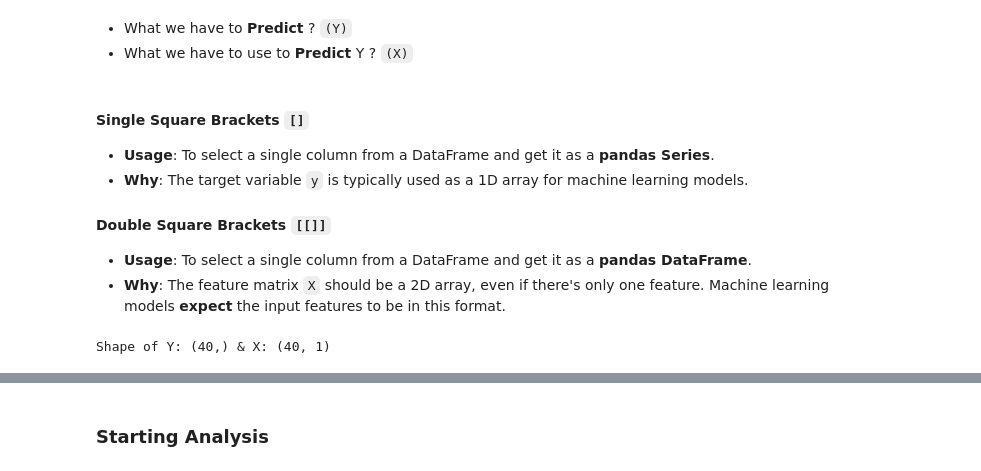
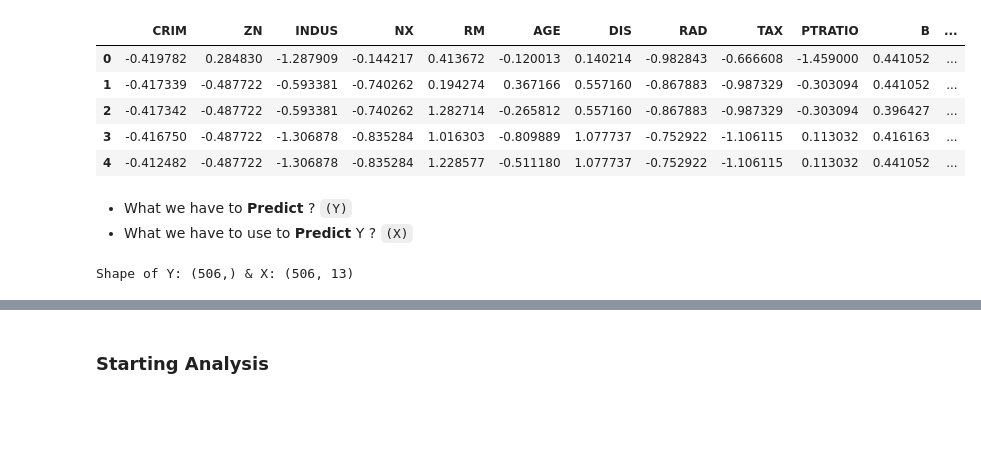
Before and after one commit to pri-cd/Internship-Python-Analytics, a Jupyter notebook: Notebooks/Project-2.ipynb, the cells around one changed output, grey strips where cells are left out. Saved outputs shown, nothing was run; the diff lists cells and outputs as text; code cells hidden in the pictures; blank space fills up the shorter version.

```diff
--- a/Notebooks/Project-2.ipynb
+++ b/Notebooks/Project-2.ipynb
@@ -184,19 +41,31 @@ Null, NA Elements: 0, 0
+# %%
+from sklearn.preprocessing import StandardScaler
+
+SScaler = StandardScaler()
+
+all = df_boston_csv.drop(['CHAS'], axis=1)  # Drop MEDV and CHAS from features
+chas = df_boston_csv['CHAS']  # Keep CHAS as the target
+
+feat_scaled = SScaler.fit_transform(all)
+
+df = pd.concat([
+    pd.DataFrame(feat_scaled, columns=['CRIM', 'ZN', 'INDUS', 'NX', 'RM', 'AGE', 'DIS', 'RAD', 'TAX', 'PTRATIO', 'B', 'LSTAT', 'MEDV']),
+    chas.reset_index(drop=True)], axis=1)
+df.head()
+# %% [output]
+|  | CRIM | ZN | INDUS | NX | RM | AGE | DIS | RAD | TAX | PTRATIO | B | ... |
+| 0 | -0.419782 | 0.284830 | -1.287909 | -0.144217 | 0.413672 | -0.120013 | 0.140214 | -0.982843 | -0.666608 | -1.459000 | 0.441052 | ... |
+| 1 | -0.417339 | -0.487722 | -0.593381 | -0.740262 | 0.194274 | 0.367166 | 0.557160 | -0.867883 | -0.987329 | -0.303094 | 0.441052 | ... |
+| 2 | -0.417342 | -0.487722 | -0.593381 | -0.740262 | 1.282714 | -0.265812 | 0.557160 | -0.867883 | -0.987329 | -0.303094 | 0.396427 | ... |
+| 3 | -0.416750 | -0.487722 | -1.306878 | -0.835284 | 1.016303 | -0.809889 | 1.077737 | -0.752922 | -1.106115 | 0.113032 | 0.416163 | ... |
+| 4 | -0.412482 | -0.487722 | -1.306878 | -0.835284 | 1.228577 | -0.511180 | 1.077737 | -0.752922 | -1.106115 | 0.113032 | 0.441052 | ... |
 # %% [markdown]
 - What we have to **Predict** ? `(Y)`
 - What we have to use to **Predict** Y ? `(X)`
-# %% [markdown]
-#### **Single Square Brackets** `[]`
-- **Usage**: To select a single column from a DataFrame and get it as a **pandas Series**.
-- **Why**: The target variable `y` is typically used as a 1D array for machine learning models.
-
-
-#### **Double Square Brackets** `[[]]`
-- **Usage**: To select a single column from a DataFrame and get it as a **pandas DataFrame**.
-- **Why**: The feature matrix `X` should be a 2D array, even if there's only one feature. Machine learning models **expect** the input features to be in this format.
 # %%
-y = df_salary['Salary']
-x = df_salary[['Experience Years']]
+y = df['MEDV']
+x = df[['CRIM', 'ZN', 'INDUS', 'CHAS', 'NX', 'RM', 'AGE', 'DIS', 'RAD', 'TAX', 'PTRATIO', 'B', 'LSTAT']]
 
 print(f"Shape of Y: {y.shape} & X: {x.shape}")
 # %% [output]
-Shape of Y: (40,) & X: (40, 1)
+Shape of Y: (506,) & X: (506, 13)
```
Also changed, not shown: parts of 39 cells of this notebook.
